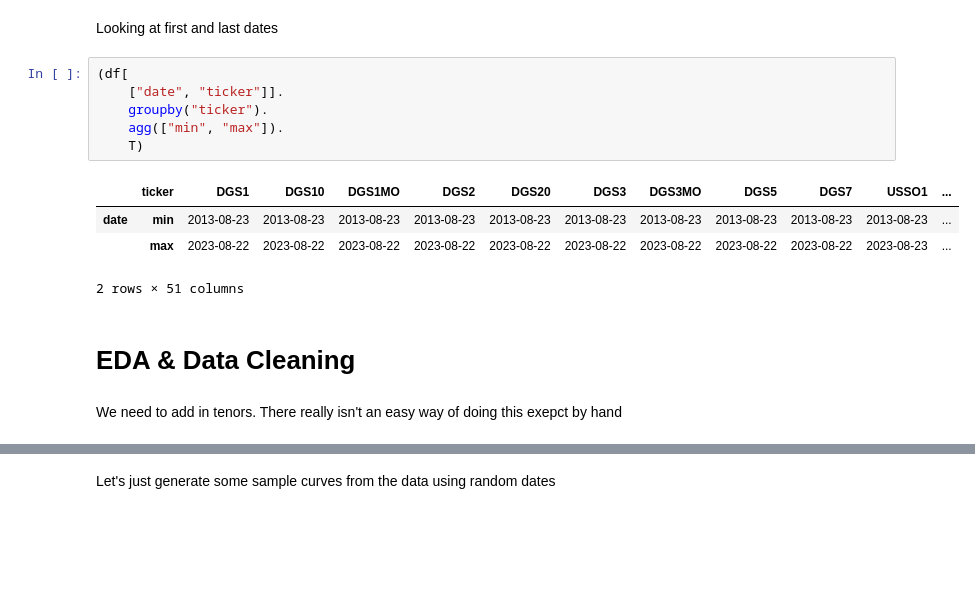
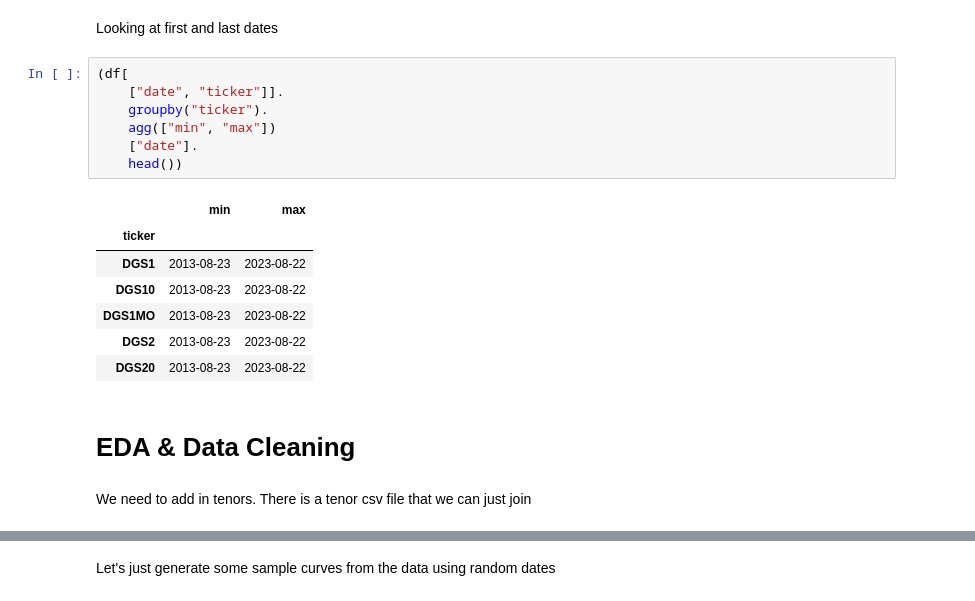
Before and after one commit to diegodalvarez/PCAFlylet, a Jupyter notebook: model.ipynb, the cells around one changed output, grey strips where cells are left out. Cells and saved outputs as stored; diff of their text form; blank space fills up the shorter version.

```diff
--- a/model.ipynb
+++ b/model.ipynb
@@ -66,15 +66,19 @@ Looking at first and last dates
 # %%
 (df[
     ["date", "ticker"]].
     groupby("ticker").
-    agg(["min", "max"]).
-    T)
+    agg(["min", "max"])
+    ["date"].
+    head())
 # %% [output]
-|  | ticker | DGS1 | DGS10 | DGS1MO | DGS2 | DGS20 | DGS3 | DGS3MO | DGS5 | DGS7 | USSO1 | ... |
-| date | min | 2013-08-23 | 2013-08-23 | 2013-08-23 | 2013-08-23 | 2013-08-23 | 2013-08-23 | 2013-08-23 | 2013-08-23 | 2013-08-23 | 2013-08-23 | ... |
-|  | max | 2023-08-22 | 2023-08-22 | 2023-08-22 | 2023-08-22 | 2023-08-22 | 2023-08-22 | 2023-08-22 | 2023-08-22 | 2023-08-22 | 2023-08-23 | ... |
+|  | min | max |
+| ticker |  |  |
+| DGS1 | 2013-08-23 | 2023-08-22 |
+| DGS10 | 2013-08-23 | 2023-08-22 |
+| DGS1MO | 2013-08-23 | 2023-08-22 |
+| DGS2 | 2013-08-23 | 2023-08-22 |
+| DGS20 | 2013-08-23 | 2023-08-22 |
-2 rows × 51 columns
 # %% [markdown]
 # EDA & Data Cleaning
 # %% [markdown]
-We need to add in tenors. There really isn't an easy way of doing this exepct by hand
+We need to add in tenors. There is a tenor csv file that we can just join
```
Also changed, not shown: parts of 30 cells of this notebook.
